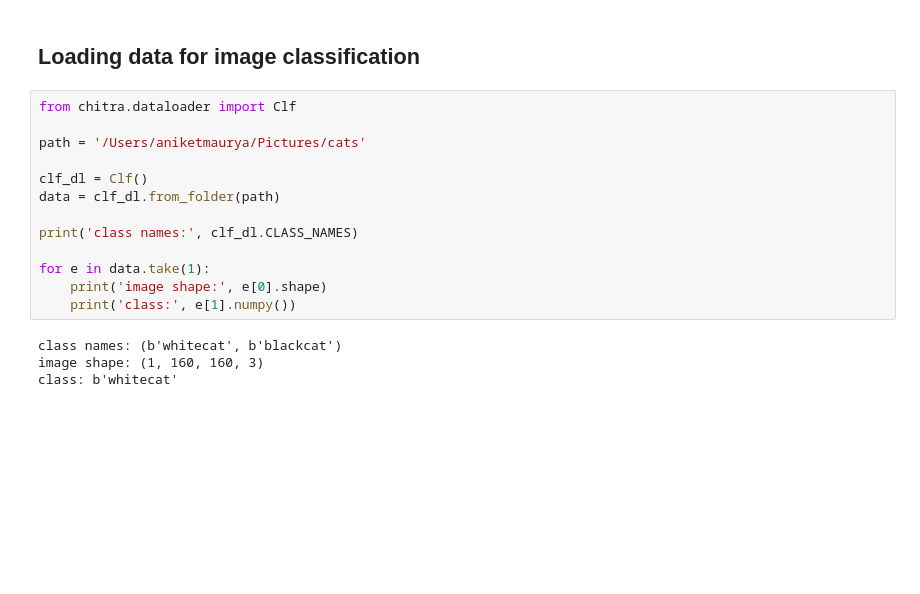
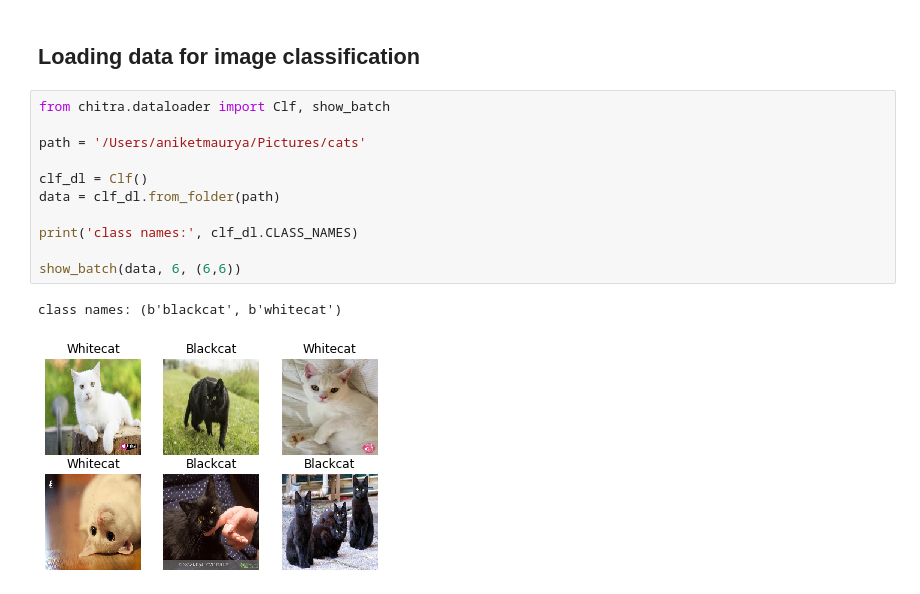
Before and after one commit to aniketmaurya/chitra, a Jupyter notebook: nbs/index.ipynb, the cells around one changed output. Saved outputs shown, nothing was run; the diff lists cells and outputs as text; blank space fills up the shorter version.

```diff
--- a/nbs/index.ipynb
+++ b/nbs/index.ipynb
@@ -22,19 +22,16 @@ from chitra.core import *
 <!-- Fill me in please! Don't forget code examples: -->
 ## Loading data for image classification
 # %%
-from chitra.dataloader import Clf
+from chitra.dataloader import Clf, show_batch
 
 path = '/Users/aniketmaurya/Pictures/cats'
 
 clf_dl = Clf()
 data = clf_dl.from_folder(path)
 
 print('class names:', clf_dl.CLASS_NAMES)
 
-for e in data.take(1):
-    print('image shape:', e[0].shape)
-    print('class:', e[1].numpy())
+show_batch(data, 6, (6,6))
 # %% [output]
-class names: (b'whitecat', b'blackcat')
-image shape: (1, 160, 160, 3)
-class: b'whitecat'
+class names: (b'blackcat', b'whitecat')
+[figure, added]
```
Also changed, not shown: 4 other files.
